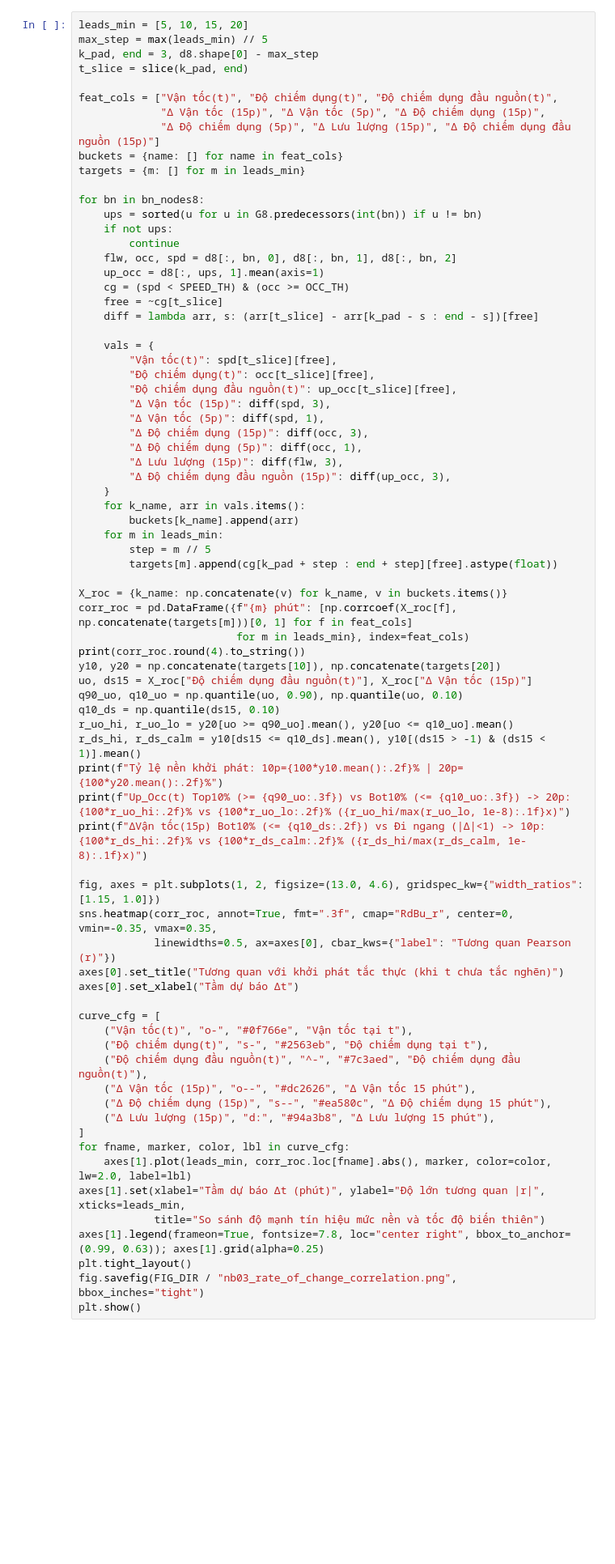
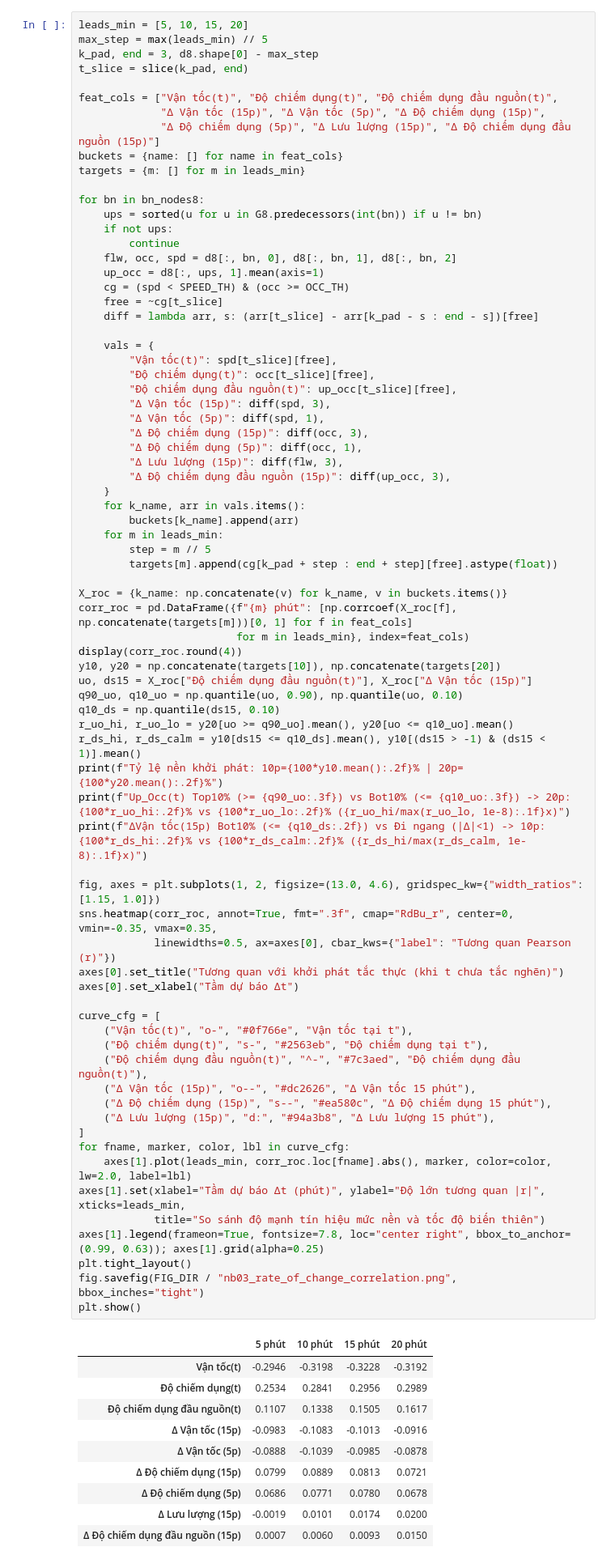
Before and after one commit to Dai-Nguyen1506/gat-traffic-warning, a Jupyter notebook: notebooks/03_EDA_and_Bottleneck_Analysis.ipynb, the cells around one changed output. Shown at 81% size. Cells and saved outputs as stored; diff of their text form; blank space fills up the shorter version.

```diff
--- a/notebooks/03_EDA_and_Bottleneck_Analysis.ipynb
+++ b/notebooks/03_EDA_and_Bottleneck_Analysis.ipynb
@@ -636,37 +635,47 @@ for bn in bn_nodes8:
 X_roc = {k_name: np.concatenate(v) for k_name, v in buckets.items()}
 corr_roc = pd.DataFrame({f"{m} phút": [np.corrcoef(X_roc[f], np.concatenate(targets[m]))[0, 1] for f in feat_cols]
                          for m in leads_min}, index=feat_cols)
-print(corr_roc.round(4).to_string())
+display(corr_roc.round(4))
 y10, y20 = np.concatenate(targets[10]), np.concatenate(targets[20])
 uo, ds15 = X_roc["Độ chiếm dụng đầu nguồn(t)"], X_roc["Δ Vận tốc (15p)"]
 q90_uo, q10_uo = np.quantile(uo, 0.90), np.quantile(uo, 0.10)
 q10_ds = np.quantile(ds15, 0.10)
 r_uo_hi, r_uo_lo = y20[uo >= q90_uo].mean(), y20[uo <= q10_uo].mean()
 r_ds_hi, r_ds_calm = y10[ds15 <= q10_ds].mean(), y10[(ds15 > -1) & (ds15 < 1)].mean()
 print(f"Tỷ lệ nền khởi phát: 10p={100*y10.mean():.2f}% | 20p={100*y20.mean():.2f}%")
 print(f"Up_Occ(t) Top10% (>= {q90_uo:.3f}) vs Bot10% (<= {q10_uo:.3f}) -> 20p: {100*r_uo_hi:.2f}% vs {100*r_uo_lo:.2f}% ({r_uo_hi/max(r_uo_lo, 1e-8):.1f}x)")
 print(f"ΔVận tốc(15p) Bot10% (<= {q10_ds:.2f}) vs Đi ngang (|Δ|<1) -> 10p: {100*r_ds_hi:.2f}% vs {100*r_ds_calm:.2f}% ({r_ds_hi/max(r_ds_calm, 1e-8):.1f}x)")
 
 fig, axes = plt.subplots(1, 2, figsize=(13.0, 4.6), gridspec_kw={"width_ratios": [1.15, 1.0]})
 sns.heatmap(corr_roc, annot=True, fmt=".3f", cmap="RdBu_r", center=0, vmin=-0.35, vmax=0.35,
             linewidths=0.5, ax=axes[0], cbar_kws={"label": "Tương quan Pearson (r)"})
 axes[0].set_title("Tương quan với khởi phát tắc thực (khi t chưa tắc nghẽn)")
 axes[0].set_xlabel("Tầm dự báo Δt")
 
 curve_cfg = [
     ("Vận tốc(t)", "o-", "#0f766e", "Vận tốc tại t"),
     ("Độ chiếm dụng(t)", "s-", "#2563eb", "Độ chiếm dụng tại t"),
     ("Độ chiếm dụng đầu nguồn(t)", "^-", "#7c3aed", "Độ chiếm dụng đầu nguồn(t)"),
     ("Δ Vận tốc (15p)", "o--", "#dc2626", "Δ Vận tốc 15 phút"),
     ("Δ Độ chiếm dụng (15p)", "s--", "#ea580c", "Δ Độ chiếm dụng 15 phút"),
     ("Δ Lưu lượng (15p)", "d:", "#94a3b8", "Δ Lưu lượng 15 phút"),
 ]
 for fname, marker, color, lbl in curve_cfg:
     axes[1].plot(leads_min, corr_roc.loc[fname].abs(), marker, color=color, lw=2.0, label=lbl)
 axes[1].set(xlabel="Tầm dự báo Δt (phút)", ylabel="Độ lớn tương quan |r|", xticks=leads_min,
             title="So sánh độ mạnh tín hiệu mức nền và tốc độ biến thiên")
 axes[1].legend(frameon=True, fontsize=7.8, loc="center right", bbox_to_anchor=(0.99, 0.63)); axes[1].grid(alpha=0.25)
 plt.tight_layout()
 fig.savefig(FIG_DIR / "nb03_rate_of_change_correlation.png", bbox_inches="tight")
 plt.show()
 # %% [output]
+|  | 5 phút | 10 phút | 15 phút | 20 phút |
+| Vận tốc(t) | -0.2946 | -0.3198 | -0.3228 | -0.3192 |
+| Độ chiếm dụng(t) | 0.2534 | 0.2841 | 0.2956 | 0.2989 |
+| Độ chiếm dụng đầu nguồn(t) | 0.1107 | 0.1338 | 0.1505 | 0.1617 |
+| Δ Vận tốc (15p) | -0.0983 | -0.1083 | -0.1013 | -0.0916 |
+| Δ Vận tốc (5p) | -0.0888 | -0.1039 | -0.0985 | -0.0878 |
+| Δ Độ chiếm dụng (15p) | 0.0799 | 0.0889 | 0.0813 | 0.0721 |
+| Δ Độ chiếm dụng (5p) | 0.0686 | 0.0771 | 0.0780 | 0.0678 |
+| Δ Lưu lượng (15p) | -0.0019 | 0.0101 | 0.0174 | 0.0200 |
+| Δ Độ chiếm dụng đầu nguồn (15p) | 0.0007 | 0.0060 | 0.0093 | 0.0150 |
```
Also changed, not shown: parts of 5 cells of this notebook, 8 other files.
